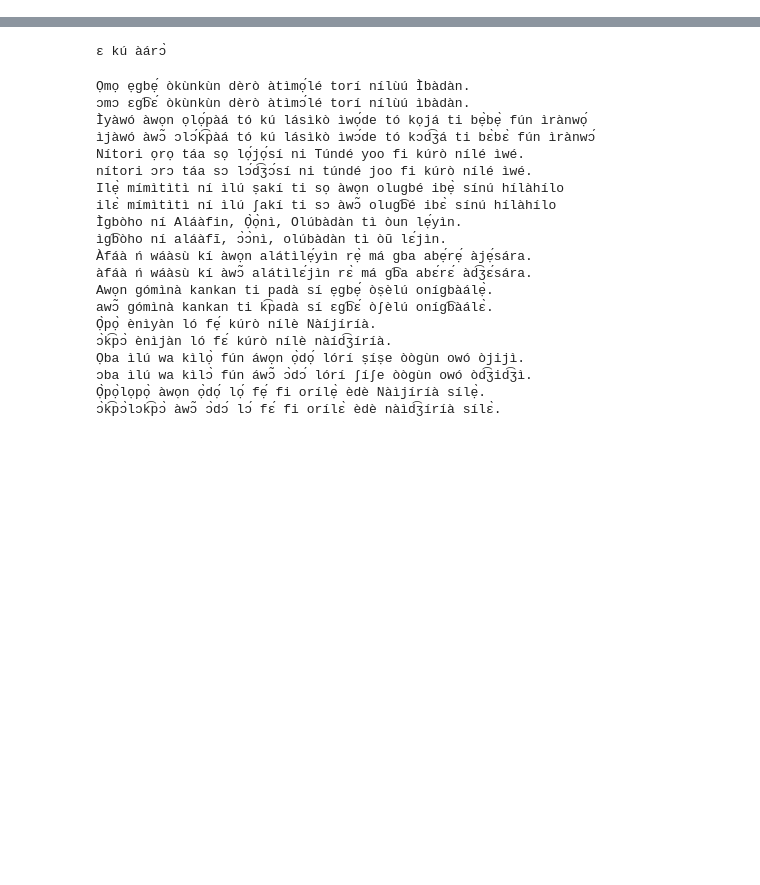
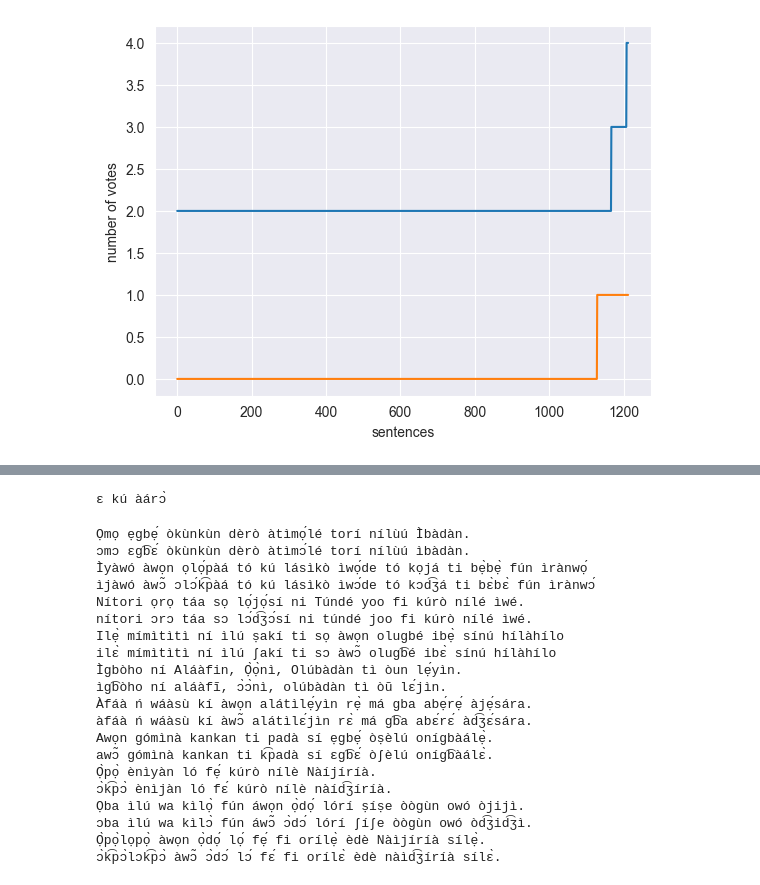
Before and after one commit to lilovyjgrib/X-lingual_IPA_ASR, a Jupyter notebook: G2p_yoruba.ipynb, the cells around one changed output, grey strips where cells are left out. Saved outputs shown, nothing was run; the diff lists cells and outputs as text; code cells hidden in the pictures; blank space fills up the shorter version.

```diff
--- a/G2p_yoruba.ipynb
+++ b/G2p_yoruba.ipynb
@@ -55,3 +28,11 @@ yoruba_downvotes = yoruba_dat["down_votes"]
 # %%
 import matplotlib.pyplot as plt
+# %%
+plt.plot(sorted(yoruba_upvotes))
+plt.plot(sorted(yoruba_downvotes))
+plt.ylabel('number of votes')
+plt.xlabel('sentences')
+plt.show()
+# %% [output]
+[figure, added]
 # %%
```
Also changed, not shown: parts of 26 cells of this notebook, 14 other files.
